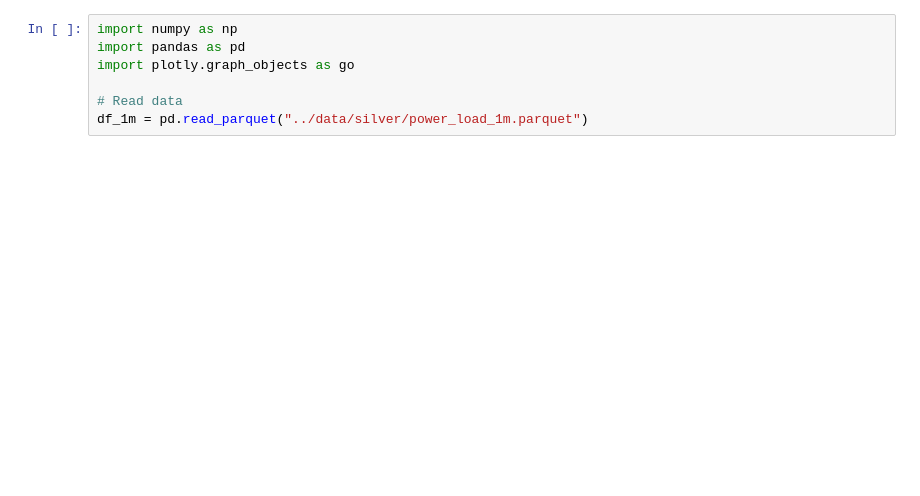
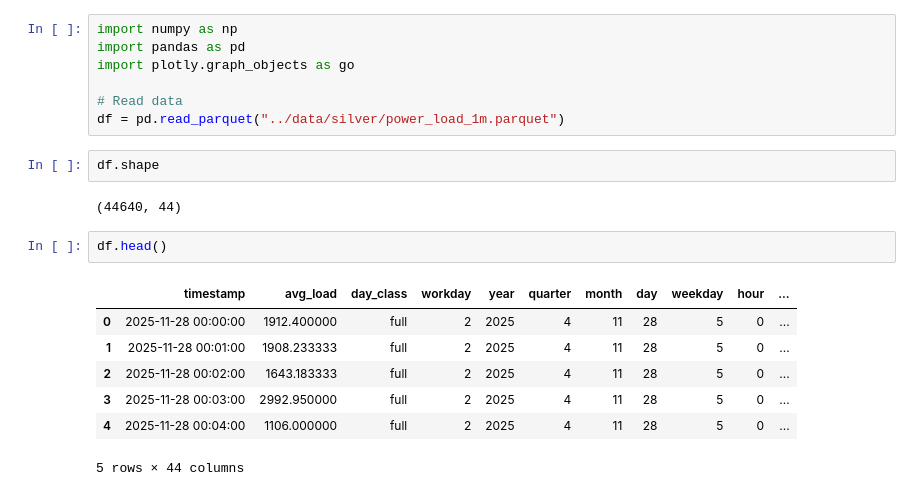
Before and after one commit to swhoyle/electric-load-forecasting, a Jupyter notebook: notebooks/03_silver_eda.ipynb, the cells around one changed output. Saved outputs shown, nothing was run; the diff lists cells and outputs as text; blank space fills up the shorter version.

Commit message:
Update eda (#2)
* Refactor bronze_to_silver.py for clarity and fixes

* Add files via upload

```diff
--- a/notebooks/03_silver_eda.ipynb
+++ b/notebooks/03_silver_eda.ipynb
@@ -4,4 +4,18 @@ import pandas as pd
 import plotly.graph_objects as go
 
 # Read data
-df_1m = pd.read_parquet("../data/silver/power_load_1m.parquet")
+df = pd.read_parquet("../data/silver/power_load_1m.parquet")
+# %%
+df.shape
+# %% [output]
+(44640, 44)
+# %%
+df.head()
+# %% [output]
+|  | timestamp | avg_load | day_class | workday | year | quarter | month | day | weekday | hour | ... |
+| 0 | 2025-11-28 00:00:00 | 1912.400000 | full | 2 | 2025 | 4 | 11 | 28 | 5 | 0 | ... |
+| 1 | 2025-11-28 00:01:00 | 1908.233333 | full | 2 | 2025 | 4 | 11 | 28 | 5 | 0 | ... |
+| 2 | 2025-11-28 00:02:00 | 1643.183333 | full | 2 | 2025 | 4 | 11 | 28 | 5 | 0 | ... |
+| 3 | 2025-11-28 00:03:00 | 2992.950000 | full | 2 | 2025 | 4 | 11 | 28 | 5 | 0 | ... |
+| 4 | 2025-11-28 00:04:00 | 1106.000000 | full | 2 | 2025 | 4 | 11 | 28 | 5 | 0 | ... |
+5 rows × 44 columns
```
Also changed, not shown: parts of 6 cells of this notebook, 1 other file.
